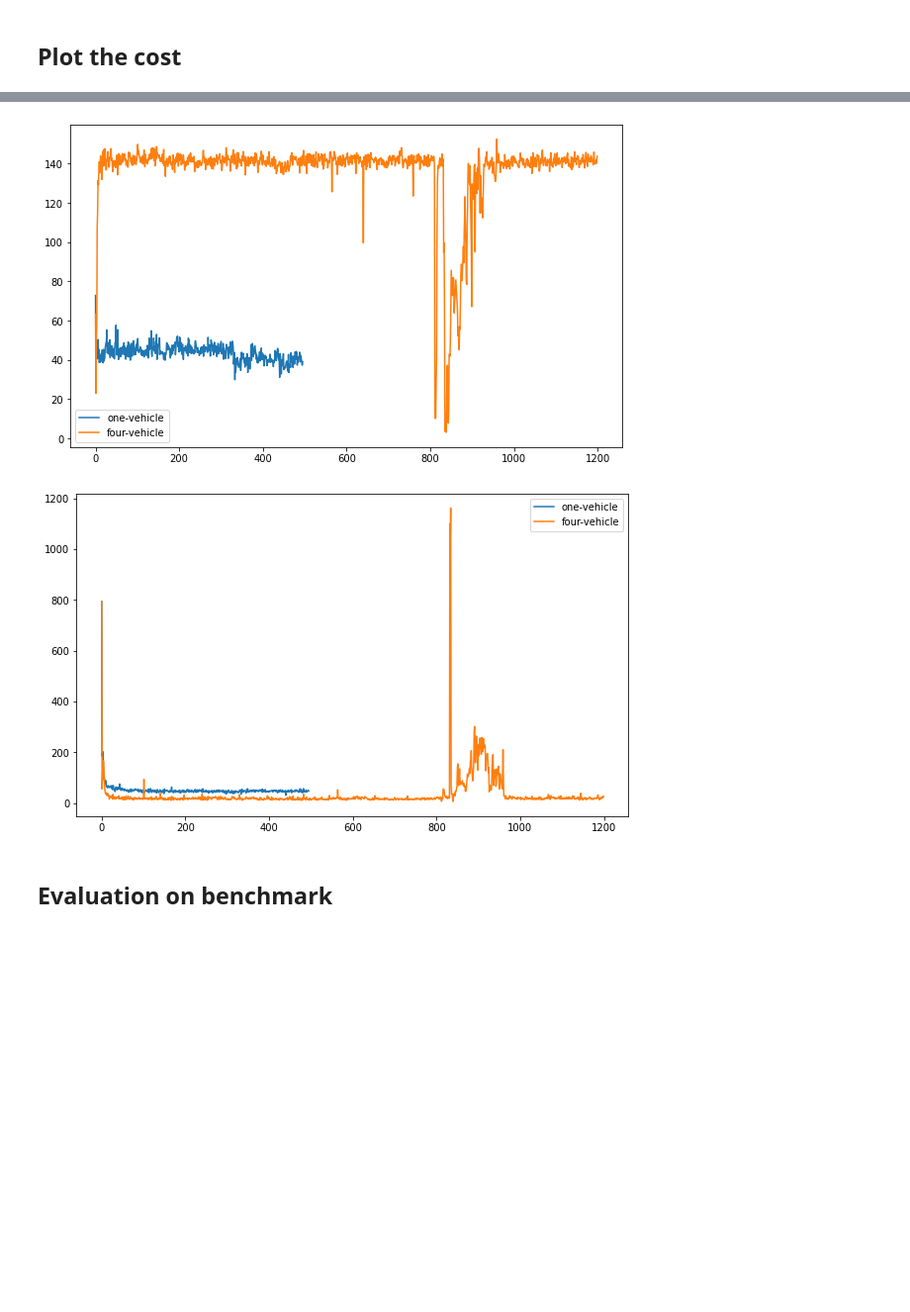
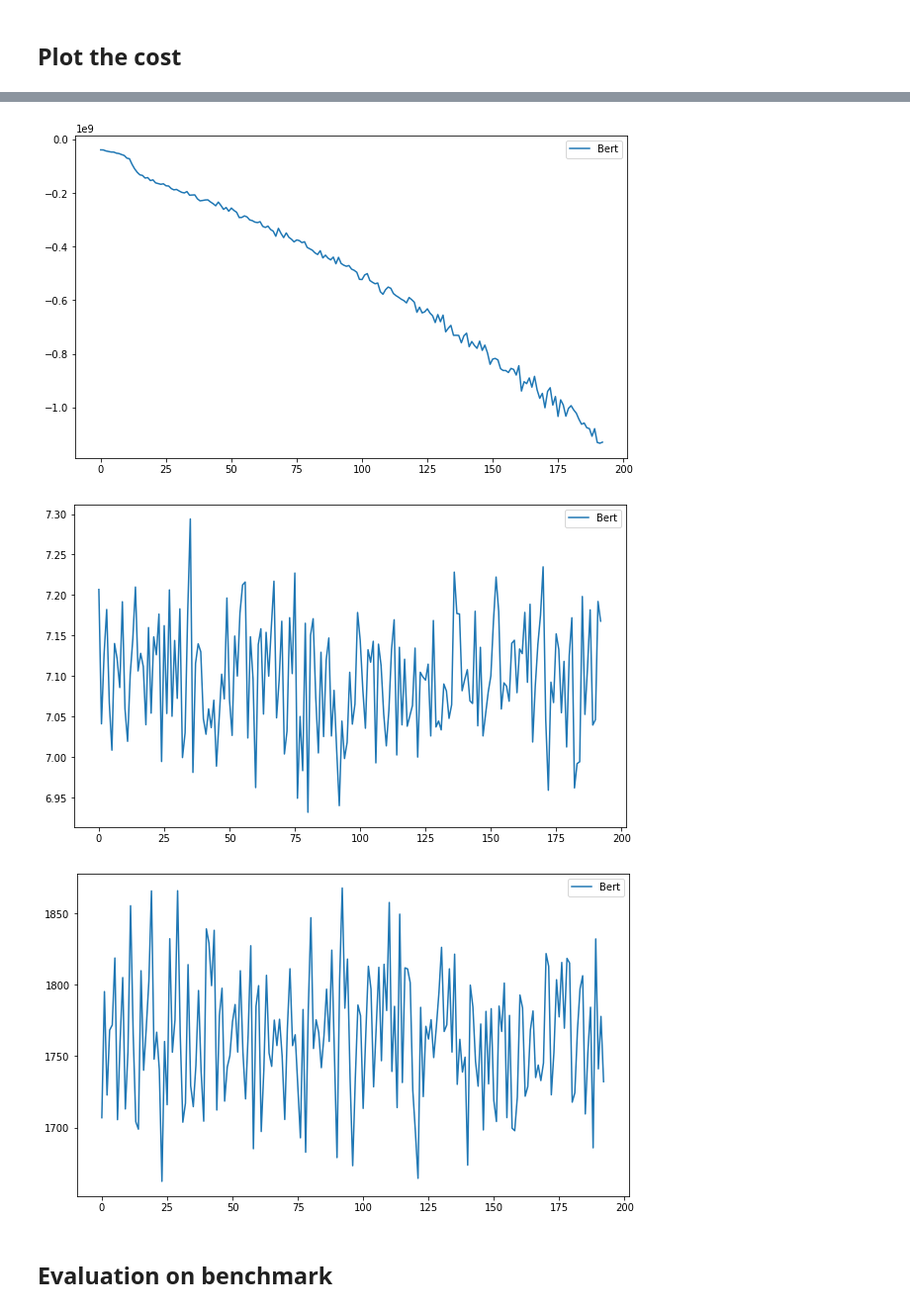
Before and after one commit to amir7697/multi-vehicle_vrp, a Jupyter notebook: evaluation/evaluation.ipynb, the cells around one changed output, grey strips where cells are left out. Shown: that part at 99% size. Cells and saved outputs as stored; diff of their text form; code cells hidden in the pictures; blank space fills up the shorter version.

```diff
--- a/evaluation/evaluation.ipynb
+++ b/evaluation/evaluation.ipynb
@@ -70,11 +73,15 @@ plot_cost(LOG_PATH_LIST, LOG_NAME_LIST, 'avg_distance_cost')
 # %%
-plot_cost(LOG_PATH_LIST, LOG_NAME_LIST, 'avg_early_cost')
+plot_cost(LOG_PATH_LIST, LOG_NAME_LIST, 'loss')
 # %% [output]
-[figure, old version]
+[figure, new version]
 # %%
-plot_cost(LOG_PATH_LIST, LOG_NAME_LIST, 'avg_delay_cost')
+plot_cost(LOG_PATH_LIST, LOG_NAME_LIST, 'distance_cost')
 # %% [output]
-[figure, old version]
+[figure, new version]
+# %%
+plot_cost(LOG_PATH_LIST, LOG_NAME_LIST, 'delay_cost')
+# %% [output]
+[figure, added]
 # %% [markdown]
 ## Evaluation on benchmark
 # %% [markdown]
```
Also changed, not shown: parts of 11 cells of this notebook, 8 other files.
